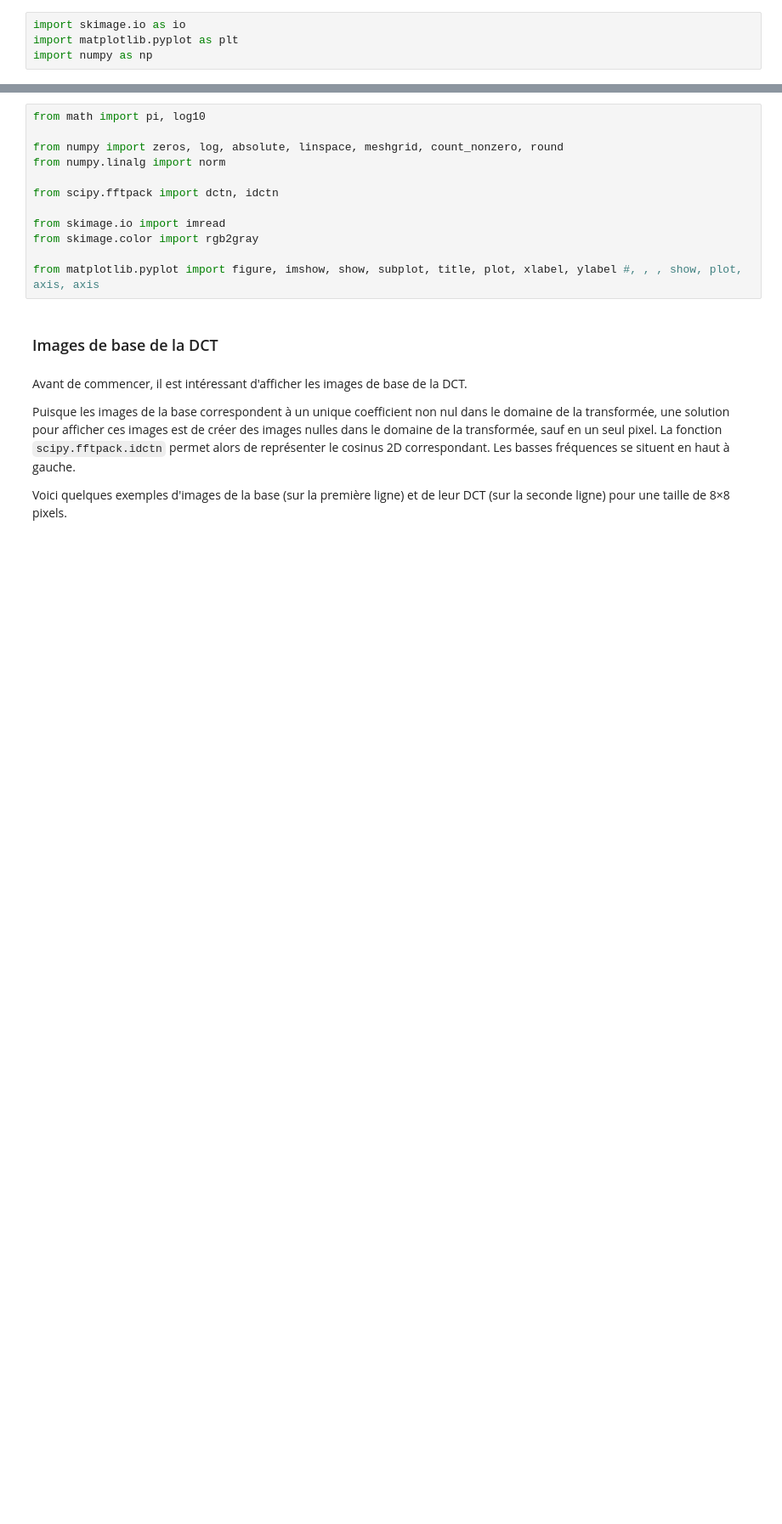
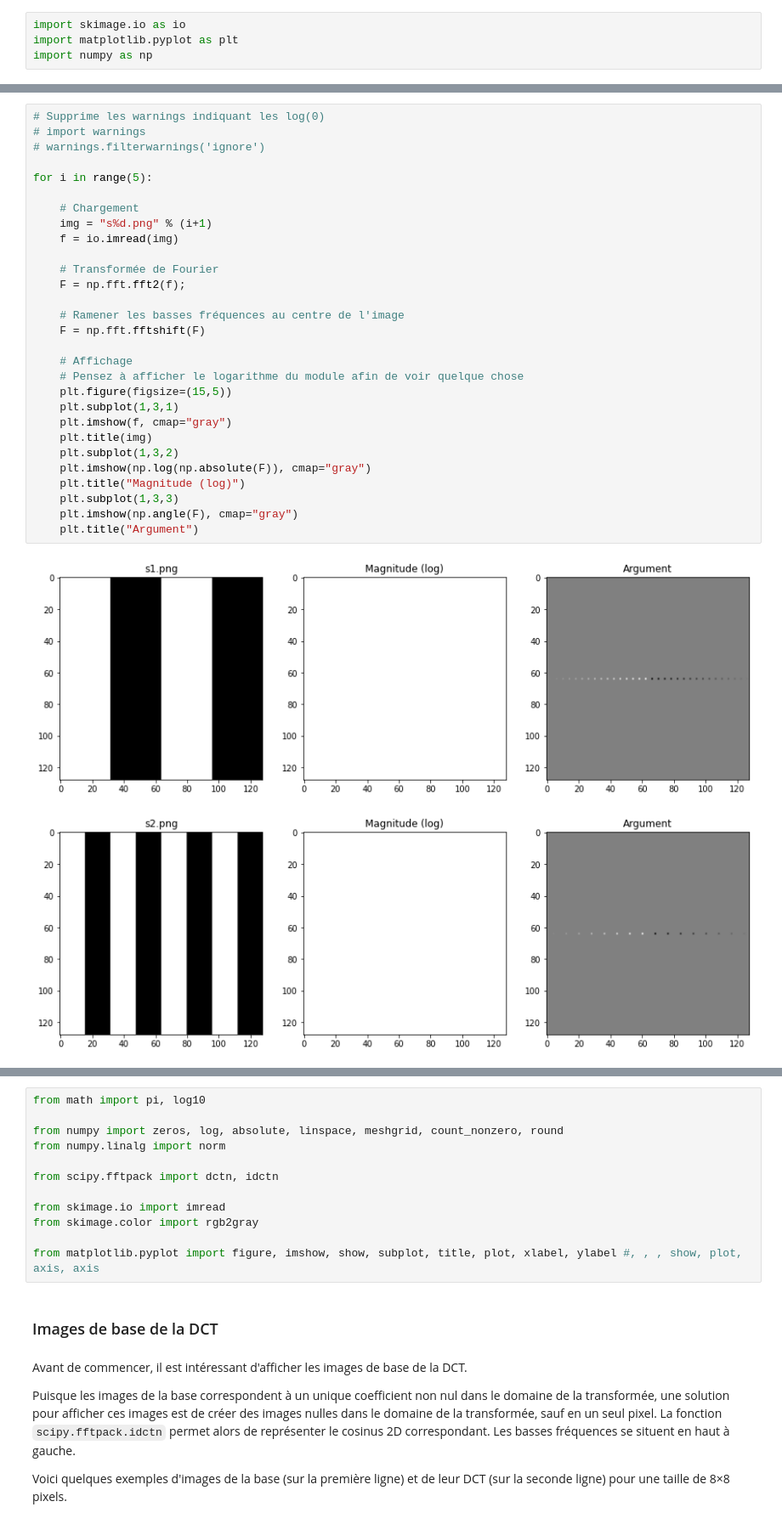
Before and after one commit to vincmazet/ftip, a Jupyter notebook: _sources/labs/tp2-code.ipynb, the cells around one changed output, grey strips where cells are left out. Shown: that part at 85% size. Cells and saved outputs as stored; diff of their text form; blank space fills up the shorter version.

```diff
--- a/_sources/labs/tp2-code.ipynb
+++ b/_sources/labs/tp2-code.ipynb
@@ -131,0 +127,32 @@ Quelques notes :
+# %%
+# Supprime les warnings indiquant les log(0)
+# import warnings
+# warnings.filterwarnings('ignore')
+
+for i in range(5):
+
+    # Chargement
+    img = "s%d.png" % (i+1)
+    f = io.imread(img)
+
+    # Transformée de Fourier
+    F = np.fft.fft2(f);
+
+    # Ramener les basses fréquences au centre de l'image
+    F = np.fft.fftshift(F)
+
+    # Affichage
+    # Pensez à afficher le logarithme du module afin de voir quelque chose
+    plt.figure(figsize=(15,5))
+    plt.subplot(1,3,1)
+    plt.imshow(f, cmap="gray")
+    plt.title(img)
+    plt.subplot(1,3,2)
+    plt.imshow(np.log(np.absolute(F)), cmap="gray")
+    plt.title("Magnitude (log)")
+    plt.subplot(1,3,3)
+    plt.imshow(np.angle(F), cmap="gray")
+    plt.title("Argument")
+# %% [output]
+[figure, added]
+[figure, added]
```
Also changed, not shown: parts of 43 cells of this notebook, 58 other files.
